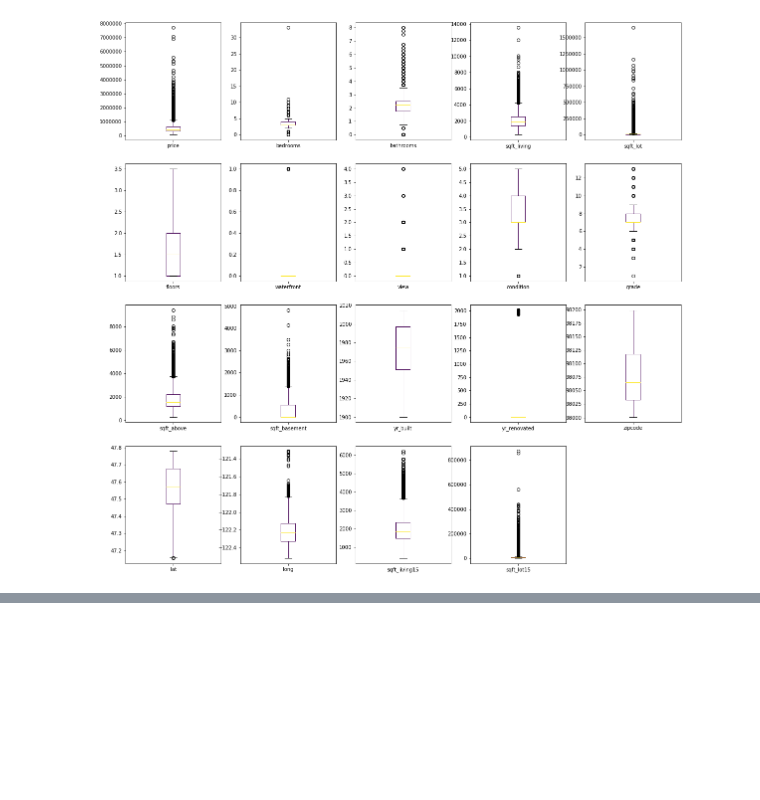
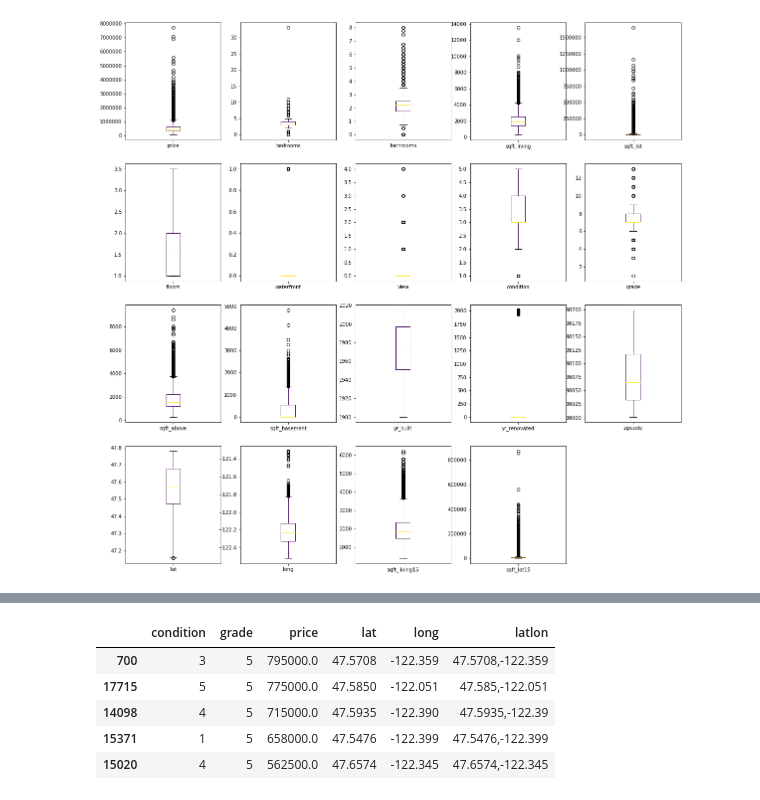
Before and after one commit to Rafaelcerq28/house_sales, a Jupyter notebook: Untitled.ipynb, the cells around one changed output, grey strips where cells are left out. Saved outputs shown, nothing was run; the diff lists cells and outputs as text; code cells hidden in the pictures; blank space fills up the shorter version.

```diff
--- a/Untitled.ipynb
+++ b/Untitled.ipynb
@@ -96,0 +137,9 @@ plt.show()
+# %%
+hs.query('grade <= 5')[['condition','grade','price','lat','long','latlon']].sort_values(by='price',ascending=False).head()
+# %% [output]
+|  | condition | grade | price | lat | long | latlon |
+| 700 | 3 | 5 | 795000.0 | 47.5708 | -122.359 | 47.5708,-122.359 |
+| 17715 | 5 | 5 | 775000.0 | 47.5850 | -122.051 | 47.585,-122.051 |
+| 14098 | 4 | 5 | 715000.0 | 47.5935 | -122.390 | 47.5935,-122.39 |
+| 15371 | 1 | 5 | 658000.0 | 47.5476 | -122.399 | 47.5476,-122.399 |
+| 15020 | 4 | 5 | 562500.0 | 47.6574 | -122.345 | 47.6574,-122.345 |
```
Also changed, not shown: parts of 12 cells of this notebook.
